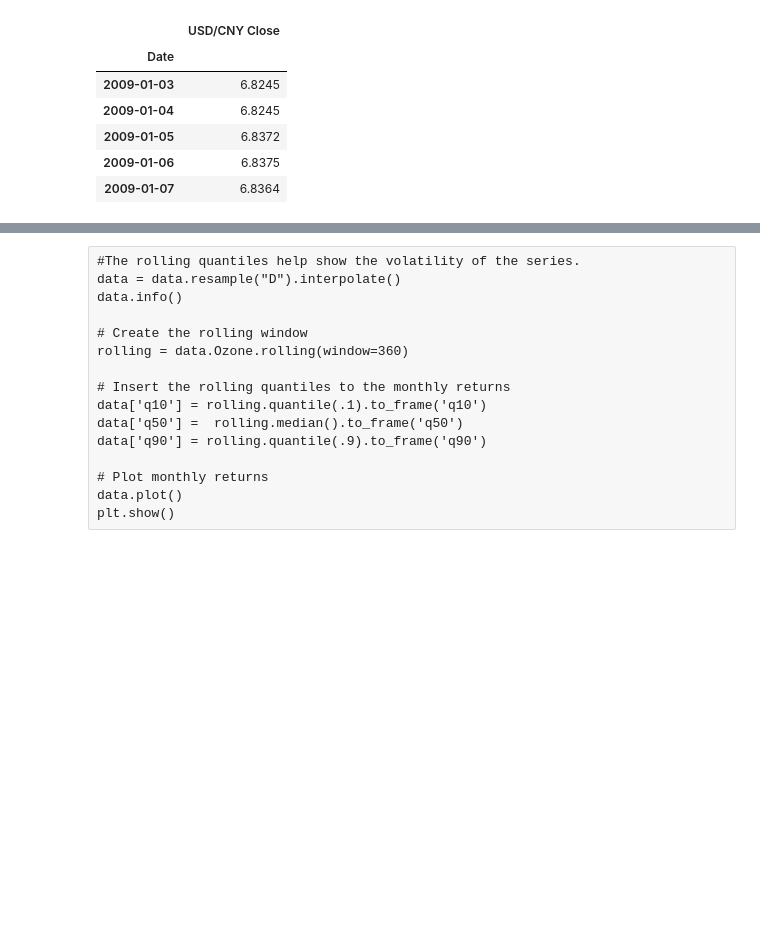
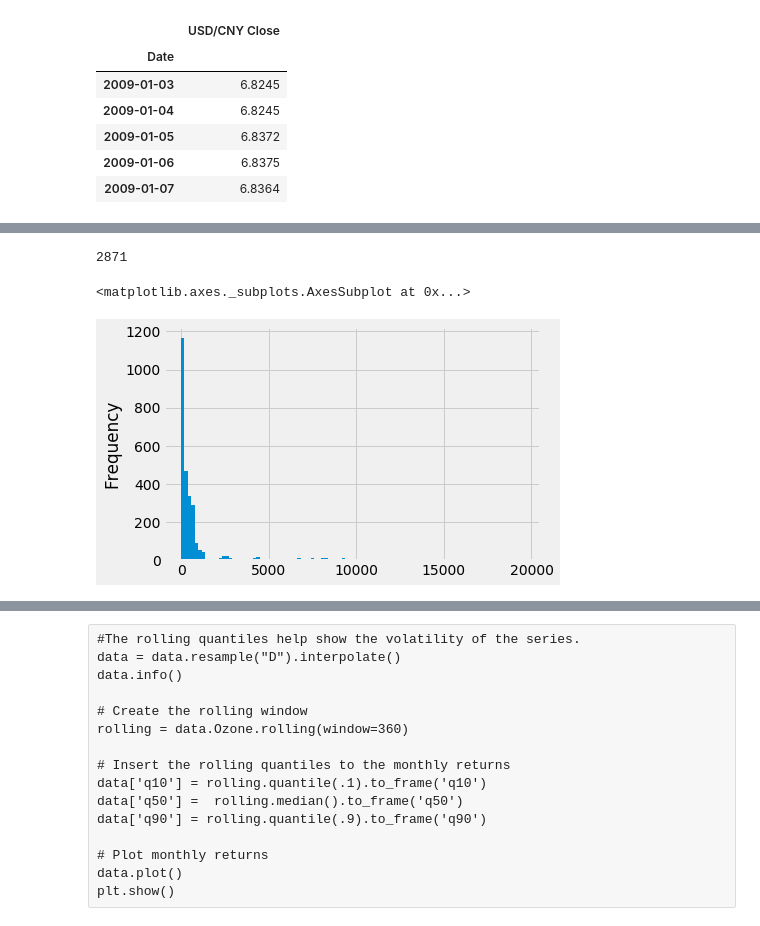
Before and after one commit to DEREJEGETU/Predicting-Bitcoin-Prices, a Jupyter notebook: ProjectII.ipynb, the cells around one changed output, grey strips where cells are left out. Drawn from its saved outputs; the diff is of its cells as text; code cells hidden in the pictures; blank space fills up the shorter version.

```diff
--- a/ProjectII.ipynb
+++ b/ProjectII.ipynb
@@ -382,0 +402,2 @@ memory usage: 1.0 MB
+# %%
+btc_price=final_df['BCHAIN/MKPRU']
@@ -382,0 +416,12 @@ memory usage: 1.0 MB
+# %%
+#Remove rows of zeros from a Pandas series
+btc_nonzero=btc_price[btc_price!=0]
+# %%
+len(btc_price[btc_price!=0])
+# %% [output]
+2871
+# %%
+btc_nonzero.plot(kind='hist', bins=100)
+# %% [output]
+<matplotlib.axes._subplots.AxesSubplot at 0x...>
+[figure, added]
```
Also changed, not shown: parts of 103 cells of this notebook.
